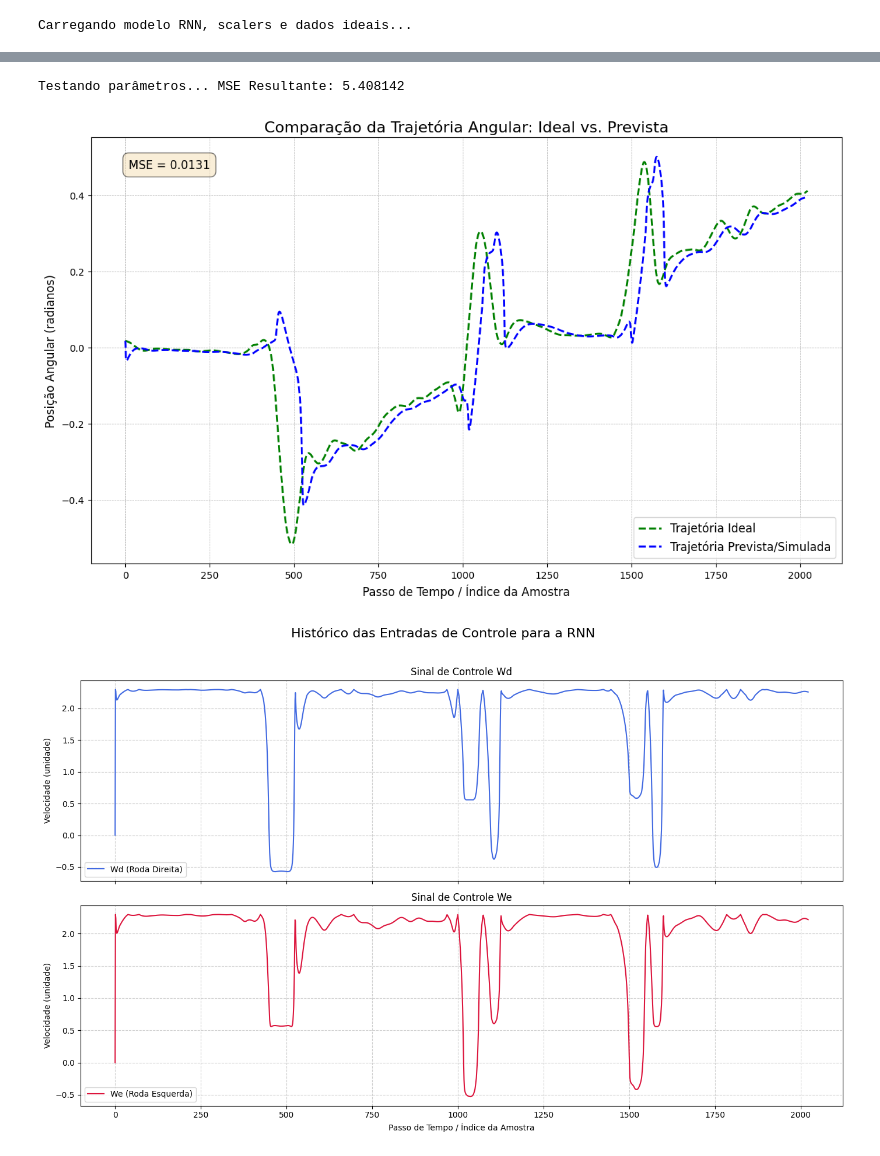
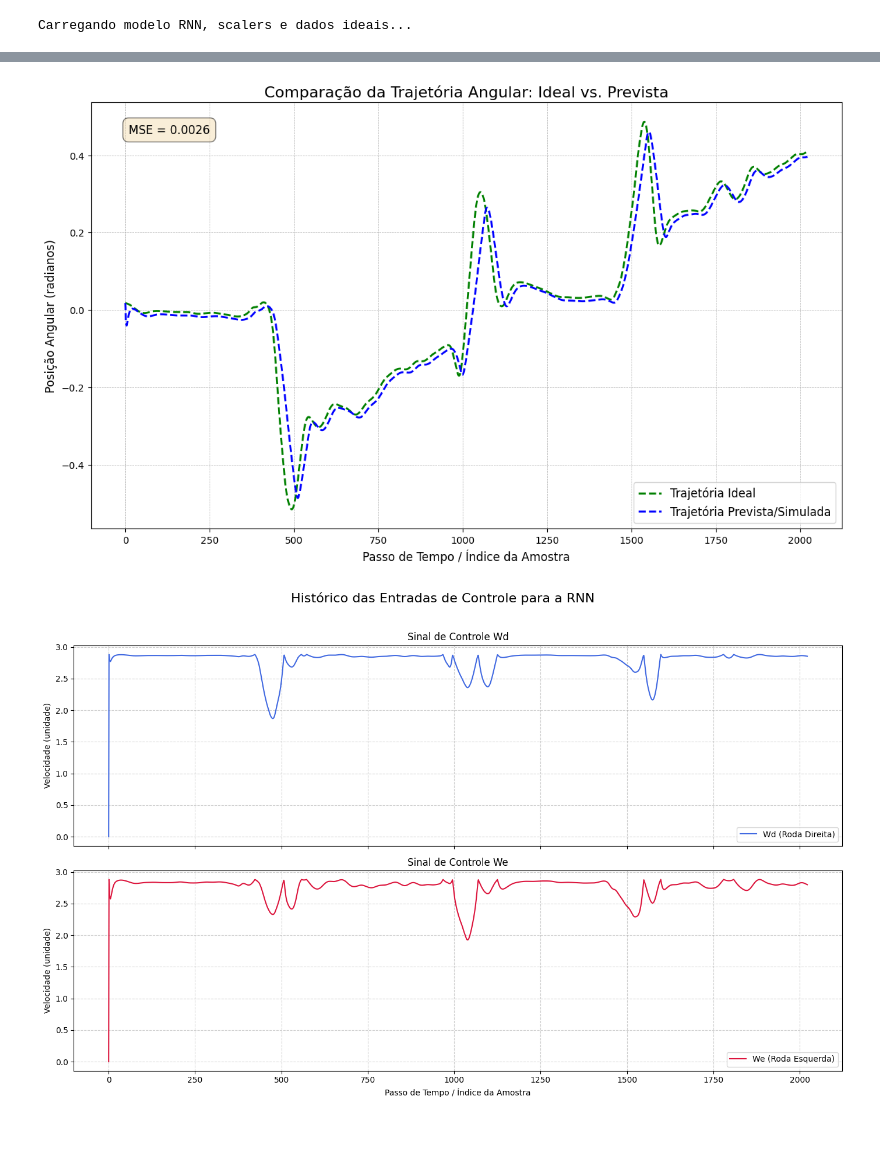
Before and after one commit to sarahmss/IC-2025.1, a Jupyter notebook: SistemaDinamicoDados/AmostrasFiltradas/ModelosVariacao/FuzzyControl/OTM_fuzzy_theta_corrigido.ipynb, the cells around one changed output, grey strips where cells are left out. Saved outputs shown, nothing was run; the diff lists cells and outputs as text; code cells hidden in the pictures.

```diff
--- a/SistemaDinamicoDados/AmostrasFiltradas/ModelosVariacao/FuzzyControl/OTM_fuzzy_theta_corrigido.ipynb
+++ b/SistemaDinamicoDados/AmostrasFiltradas/ModelosVariacao/FuzzyControl/OTM_fuzzy_theta_corrigido.ipynb
@@ -269,14 +189,6 @@ Testando parâmetros... MSE Resultante: 2.378929
-# %%
-parametros_de_teste = [0.1571, 0.1571, 0.1571, 0.6283, 1.2566]
-funcao_custo_simulacao(parametros_de_teste, modelo_rnn, angulos_ideais,
-                           x_scaler_rnn, y_scaler_rnn, 3)
-
-parametros_otimos = [0.097042795889918,0.0217112314006104,0.23500978192182,1.5707963267949,0.284457870618802]
-# %% [output]
-Testando parâmetros... MSE Resultante: 5.408142
 # %%
 import matplotlib.pyplot as plt
-parametros_de_teste = [0.097042795889918,0.0217112314006104,0.23500978192182,1.5707963267949,0.284457870618802]
+parametros_de_teste = [0.15129693, 0.12799619, 0.00358131, 0.18509992, 0.97523155]
 angulos_preditos, Wd_controle, We_controle = simular_malha_fechada(parametros_de_teste, modelo_rnn, angulos_ideais,
                           x_scaler_rnn, y_scaler_rnn, 3, L_input_constante=3.0)
 # 1. Crie a figura e os eixos do gráfico
@@ -301,32 +213,32 @@ plt.grid(True, which='both', linestyle='--', linewidth=0.5)
 # 5. (Opcional) Adicione um texto com o erro (MSE) no gráfico
 mse = np.mean((angulos_ideais - angulos_preditos)**2)
 plt.text(0.05, 0.95, f'MSE = {mse:.4f}', transform=plt.gca().transAxes,
          fontsize=12, verticalalignment='top', bbox=dict(boxstyle='round,pad=0.5', fc='wheat', alpha=0.5))
 
 # 6. Exiba o gráfico
 plt.show()
 
 fig, axs = plt.subplots(2, 1, figsize=(14, 9), sharex=True)
 fig.suptitle('Histórico das Entradas de Controle para a RNN', fontsize=16)
 
 # 2. Plote Wd_controle no primeiro subplot (axs[0])
 axs[0].plot(Wd_controle, color='royalblue', label='Wd (Roda Direita)')
 axs[0].set_title('Sinal de Controle Wd')
 axs[0].set_ylabel('Velocidade (unidade)')
 axs[0].legend()
 axs[0].grid(True, linestyle='--', alpha=0.6)
 
 # 3. Plote We_controle no segundo subplot (axs[1])
 axs[1].plot(We_controle, color='crimson', label='We (Roda Esquerda)')
 axs[1].set_title('Sinal de Controle We')
 axs[1].set_ylabel('Velocidade (unidade)')
 axs[1].set_xlabel('Passo de Tempo / Índice da Amostra')
 axs[1].legend()
 axs[1].grid(True, linestyle='--', alpha=0.6)
 
 # 4. Ajusta o layout para evitar sobreposição e exibe o gráfico
 plt.tight_layout(rect=[0, 0, 1, 0.96]) # Ajusta para o supertítulo
 plt.show()
 # %% [output]
-[figure, old version]
+[figure, new version]
-[figure, old version]
+[figure, new version]
```
Also changed, not shown: parts of 3 cells of this notebook, 7 other files.
